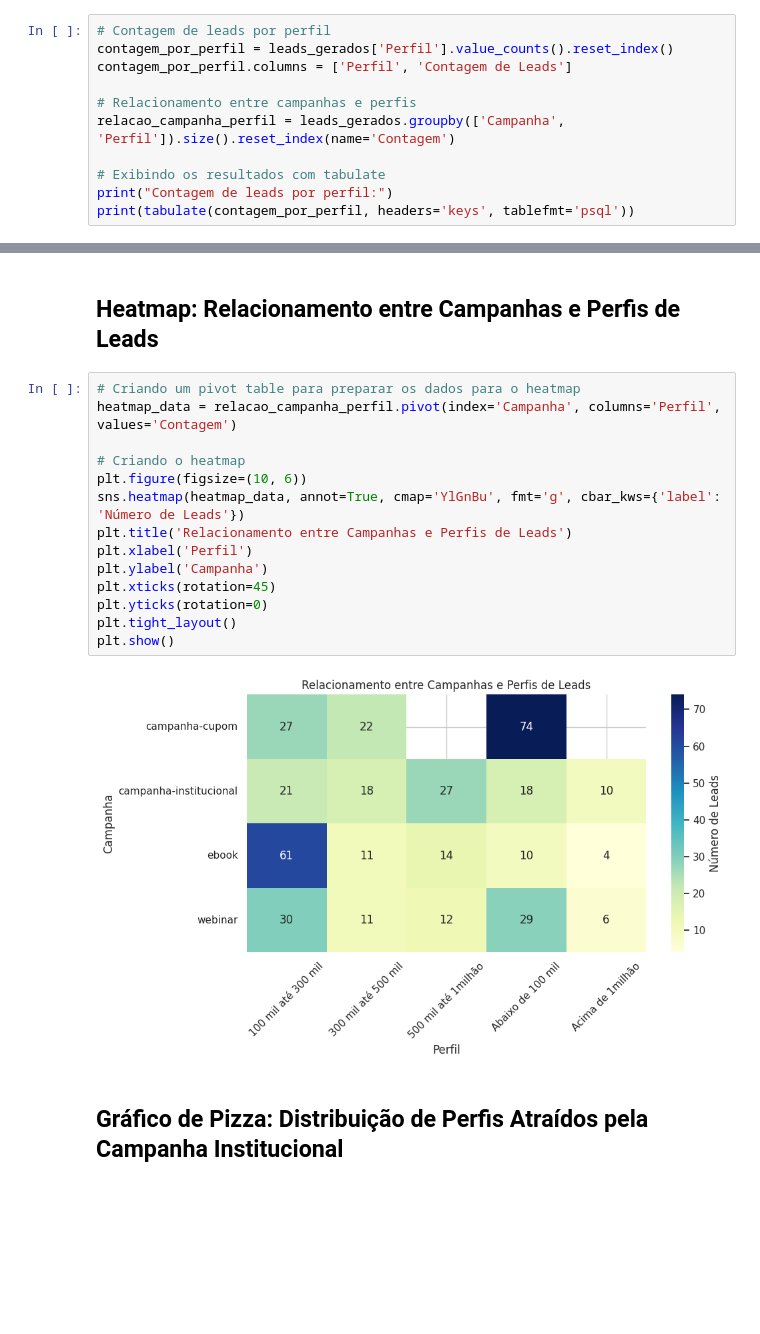
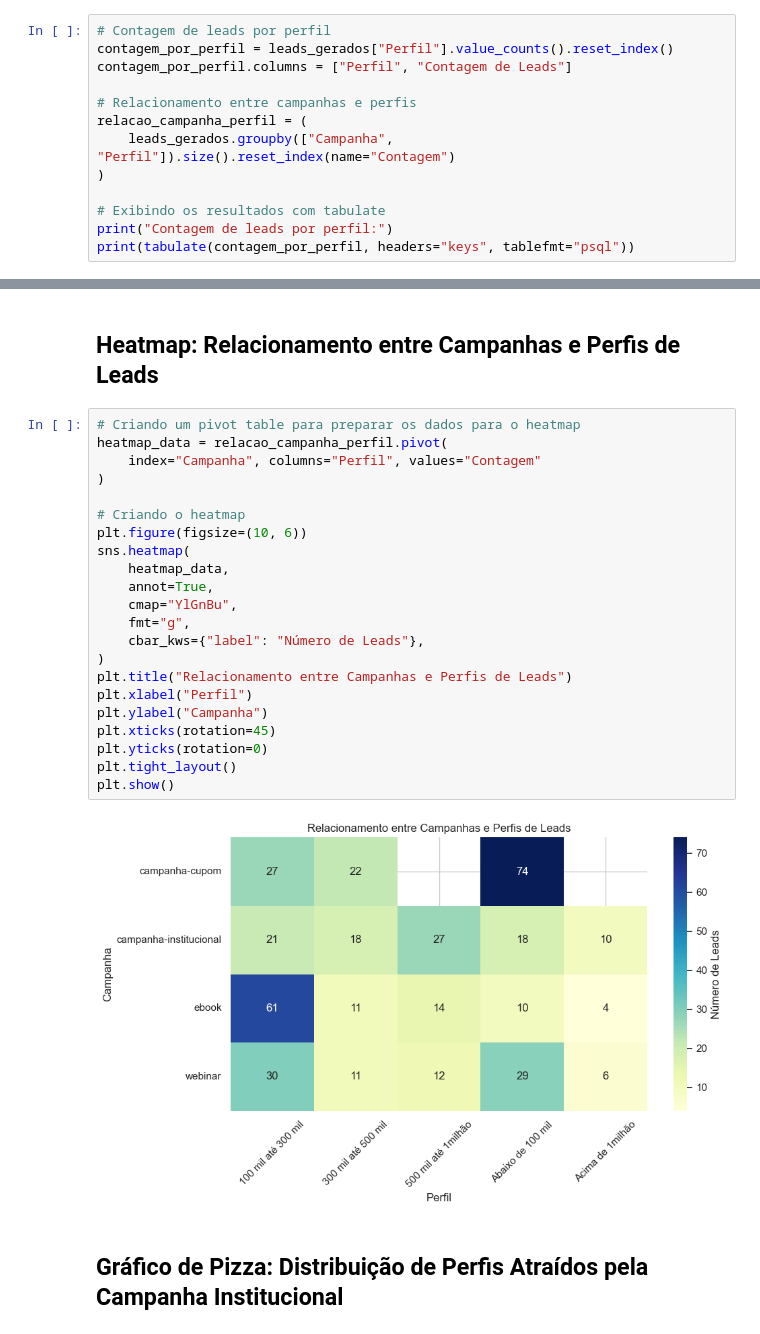
Before and after one commit to claraferreirabatista/processo_seletivo, a Jupyter notebook: Leads_Analisados.ipynb, the cells around one changed output, grey strips where cells are left out. Cells and saved outputs as stored; diff of their text form; blank space fills up the shorter version.

```diff
--- a/Leads_Analisados.ipynb
+++ b/Leads_Analisados.ipynb
@@ -94,15 +107,17 @@ plt.show()
 ## Contagem de leads por perfil
 # %%
 # Contagem de leads por perfil
-contagem_por_perfil = leads_gerados['Perfil'].value_counts().reset_index()
-contagem_por_perfil.columns = ['Perfil', 'Contagem de Leads']
+contagem_por_perfil = leads_gerados["Perfil"].value_counts().reset_index()
+contagem_por_perfil.columns = ["Perfil", "Contagem de Leads"]
 
 # Relacionamento entre campanhas e perfis
-relacao_campanha_perfil = leads_gerados.groupby(['Campanha', 'Perfil']).size().reset_index(name='Contagem')
+relacao_campanha_perfil = (
+    leads_gerados.groupby(["Campanha", "Perfil"]).size().reset_index(name="Contagem")
+)
 
 # Exibindo os resultados com tabulate
 print("Contagem de leads por perfil:")
-print(tabulate(contagem_por_perfil, headers='keys', tablefmt='psql'))
+print(tabulate(contagem_por_perfil, headers="keys", tablefmt="psql"))
 # %% [output]
 Contagem de leads por perfil:
 +----+---------------------+---------------------+
@@ -372,19 +416,27 @@ Total de leads gerados pela campanha 'campanha-institucional': 94
 ## **Heatmap**: Relacionamento entre Campanhas e Perfis de Leads
 # %%
 # Criando um pivot table para preparar os dados para o heatmap
-heatmap_data = relacao_campanha_perfil.pivot(index='Campanha', columns='Perfil', values='Contagem')
+heatmap_data = relacao_campanha_perfil.pivot(
+    index="Campanha", columns="Perfil", values="Contagem"
+)
 
 # Criando o heatmap
 plt.figure(figsize=(10, 6))
-sns.heatmap(heatmap_data, annot=True, cmap='YlGnBu', fmt='g', cbar_kws={'label': 'Número de Leads'})
-plt.title('Relacionamento entre Campanhas e Perfis de Leads')
-plt.xlabel('Perfil')
-plt.ylabel('Campanha')
+sns.heatmap(
+    heatmap_data,
+    annot=True,
+    cmap="YlGnBu",
+    fmt="g",
+    cbar_kws={"label": "Número de Leads"},
+)
+plt.title("Relacionamento entre Campanhas e Perfis de Leads")
+plt.xlabel("Perfil")
+plt.ylabel("Campanha")
 plt.xticks(rotation=45)
 plt.yticks(rotation=0)
 plt.tight_layout()
 plt.show()
 # %% [output]
-[figure, old version]
+[figure, new version]
 # %% [markdown]
 ## **Gráfico de Pizza**: Distribuição de Perfis Atraídos pela Campanha Institucional
```
Also changed, not shown: parts of 26 cells of this notebook, 1 other file.
